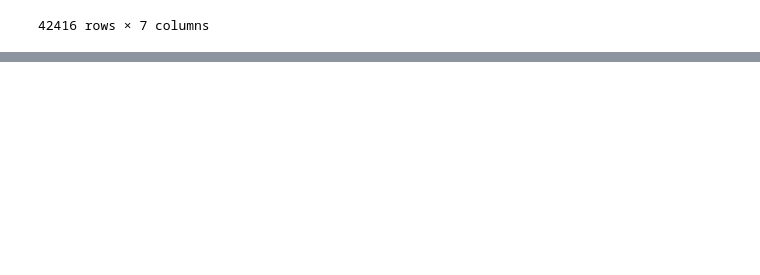
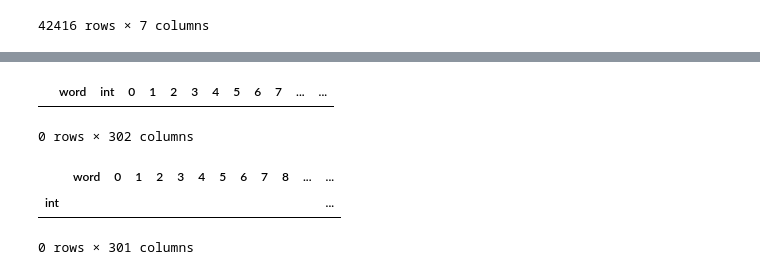
Before and after one commit to nabang1010/NRMS_nabang1010, a Jupyter notebook: data_preprocess_nabang1010.ipynb, the cells around one changed output, grey strips where cells are left out. Drawn from its saved outputs; the diff is of its cells as text; code cells hidden in the pictures; blank space fills up the shorter version.

```diff
--- a/data_preprocess_nabang1010.ipynb
+++ b/data_preprocess_nabang1010.ipynb
@@ -446,0 +451,9 @@ parsed_news
+# %%
+source_embedding = "/workspace/nabang1010/LBA_NLP/Recommendation_System/DATA/glove/glove.840B.300d.txt"
+
+source_embedding = pd.read_table(source_embedding,
+                                     index_col=0,
+                                     sep=' ',
+                                     header=None,
+                                     quoting=csv.QUOTE_NONE,
+                                     names=range(config["BASE_CONFIG"]["word_embedding_dim"]))
@@ -446,0 +495,2 @@ parsed_news
+# %%
+source_embedding.index.rename('word', inplace=True)
@@ -446,0 +514,17 @@ parsed_news
+# %%
+merged = word2int.merge(source_embedding,
+                            how='inner',
+                            left_index=True,
+                            right_index=True)
+# %%
+merged
+# %% [output]
+|  | word | int | 0 | 1 | 2 | 3 | 4 | 5 | 6 | 7 | ... | ... |
+0 rows × 302 columns
+# %%
+merged.set_index('int', inplace=True)
+merged
+# %% [output]
+|  | word | 0 | 1 | 2 | 3 | 4 | 5 | 6 | 7 | 8 | ... | ... |
+| int |  |  |  |  |  |  |  |  |  |  |  | ... |
+0 rows × 301 columns
```
Also changed, not shown: parts of 7 cells of this notebook, 1 other file.
